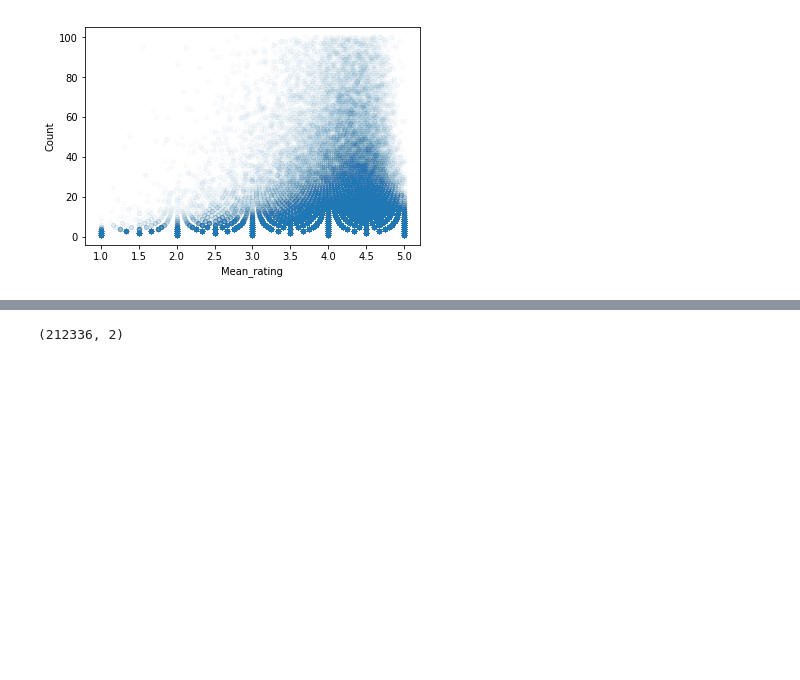
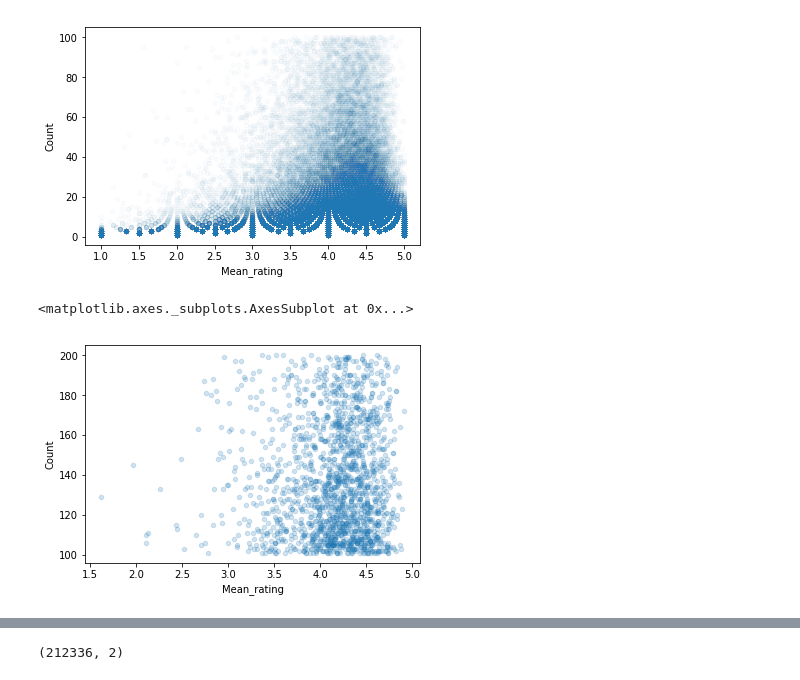
Before and after one commit to nishnash54/RecOmax, a Jupyter notebook: Online/recomendation_system.ipynb, the cells around one changed output, grey strips where cells are left out. Saved outputs shown, nothing was run; the diff lists cells and outputs as text; code cells hidden in the pictures; blank space fills up the shorter version.

```diff
--- a/Online/recomendation_system.ipynb
+++ b/Online/recomendation_system.ipynb
@@ -114,3 +114,10 @@ product_details[product_details['Count']<101].plot(kind='scatter', x='Mean_ratin
 # %% [output]
 <matplotlib.axes._subplots.AxesSubplot at 0x...>
 [figure]
+# %%
+# 100 to 200 ratings
+product_details[product_details['Count']>100]\
+[product_details['Count']<201].plot(kind='scatter', x='Mean_rating', y='Count', alpha=0.20)
+# %% [output]
+<matplotlib.axes._subplots.AxesSubplot at 0x...>
+[figure, added]
```
Also changed, not shown: parts of 9 cells of this notebook.
